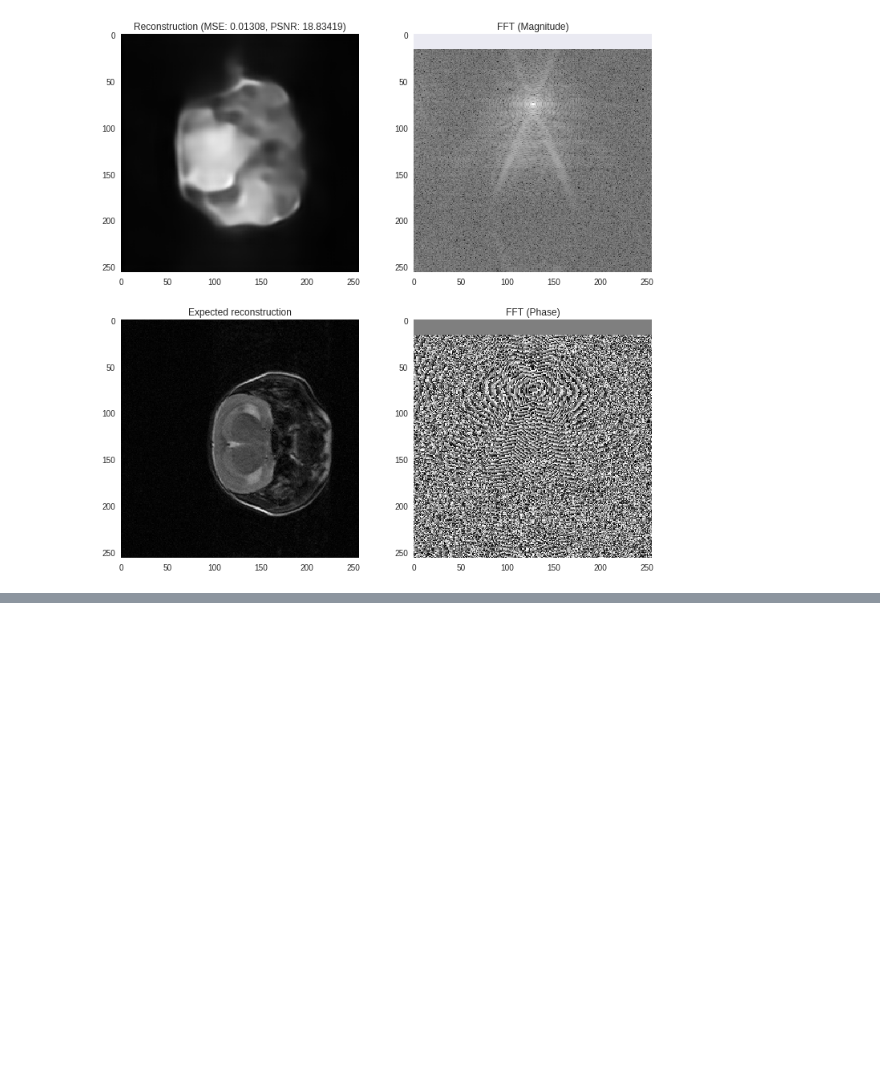
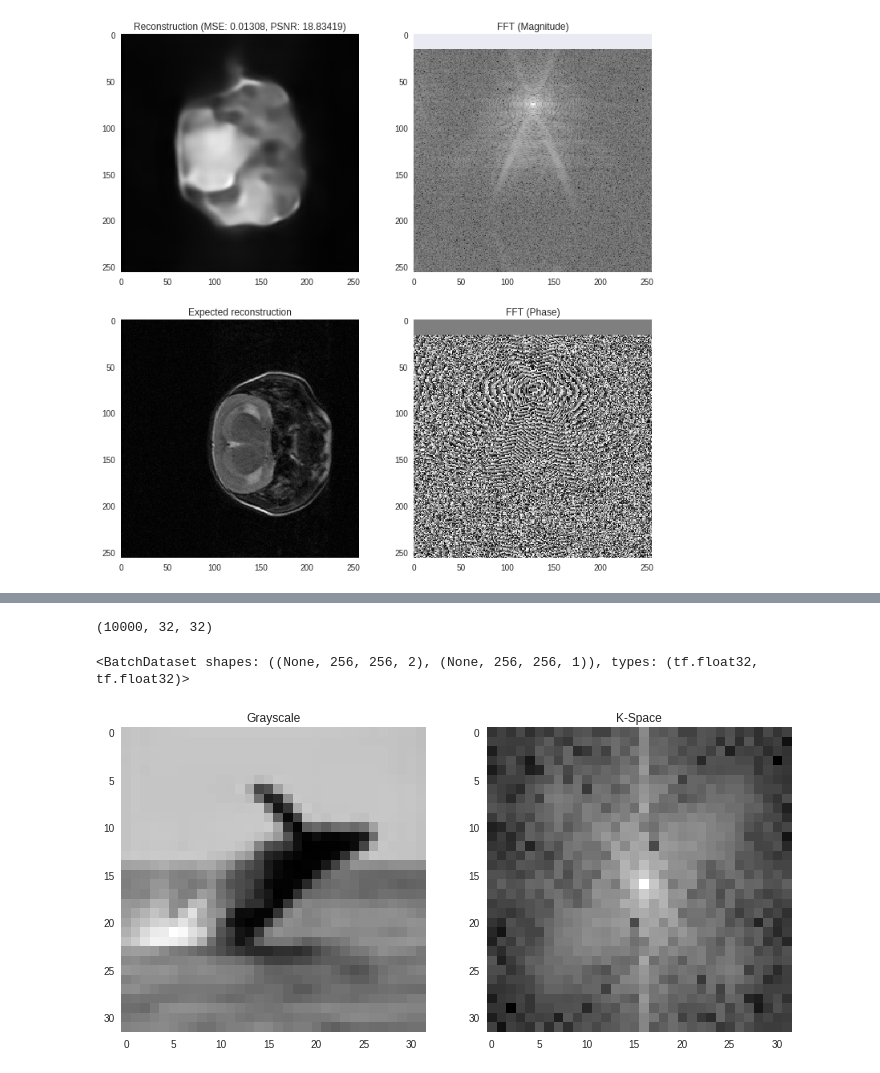
Before and after one commit to alexwal/cs230-project, a Jupyter notebook: MRI_reconstruction_example/convert_raw_automap_dataset_to_tfrecords.ipynb, the cells around one changed output, grey strips where cells are left out. Drawn from its saved outputs; the diff is of its cells as text; code cells hidden in the pictures; blank space fills up the shorter version.

```diff
--- a/MRI_reconstruction_example/convert_raw_automap_dataset_to_tfrecords.ipynb
+++ b/MRI_reconstruction_example/convert_raw_automap_dataset_to_tfrecords.ipynb
@@ -588,0 +693,8 @@ Class: 1
+# %%
+x_test.shape
+# %% [output]
+(10000, 32, 32)
+# %%
+train_dataset
+# %% [output]
+<BatchDataset shapes: ((None, 256, 256, 2), (None, 256, 256, 1)), types: (tf.float32, tf.float32)>
@@ -588,0 +728,16 @@ Class: 1
+# %%
+# Show one image and k-space pair(should be whale)
+img = x_train[400,:,:];
+
+plt.figure()
+plt.subplot(1, 2, 1)
+plt.imshow(img,cmap='gray')
+plt.title('Grayscale')
+img = kspace_train[400,:,:];
+
+plt.subplot(1, 2, 2)
+utils.plot.imshowfft(np.abs(img))
+plt.title('K-Space')
+plt.show()
+# %% [output]
+[figure, added]
```
Also changed, not shown: parts of 29 cells of this notebook.
